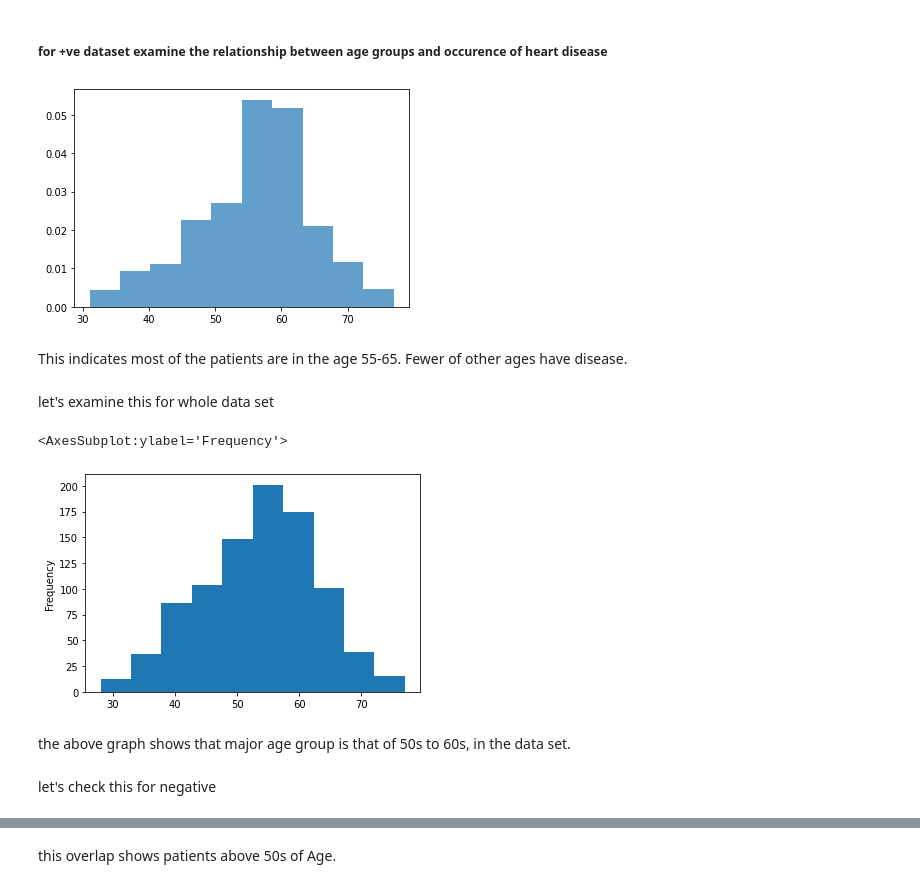
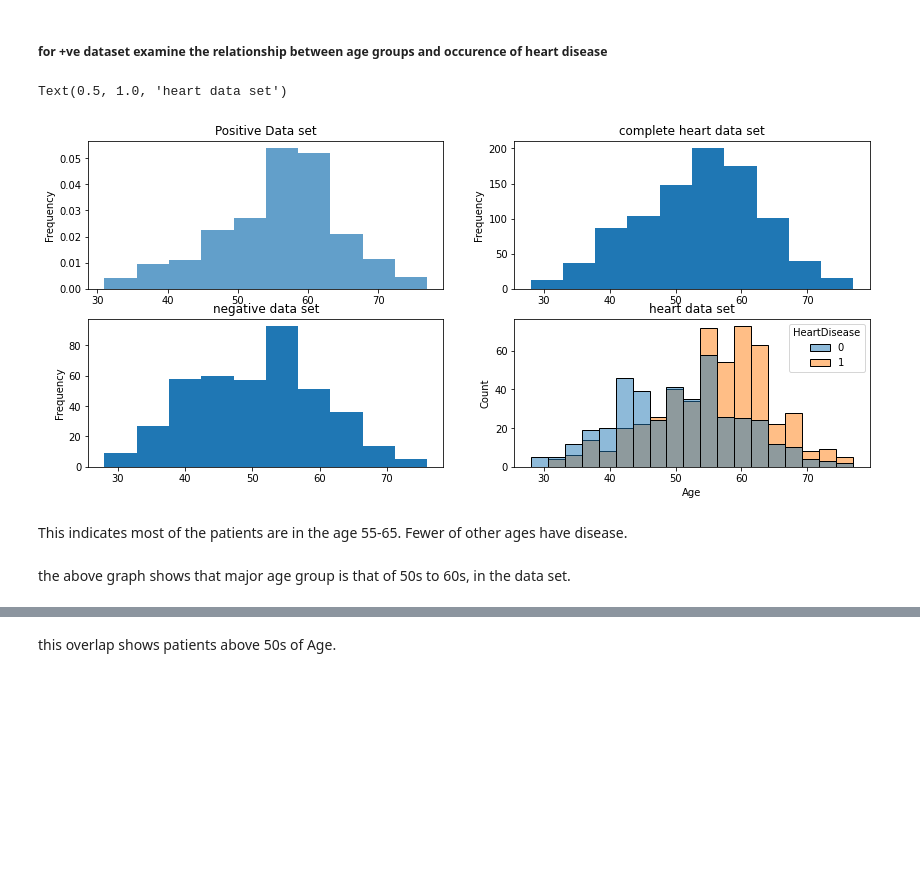
Before and after one commit to Irfan-Ahmad-byte/Heart-Failure, a Jupyter notebook: heart_failure.ipynb, the cells around one changed output, grey strips where cells are left out. Saved outputs shown, nothing was run; the diff lists cells and outputs as text; code cells hidden in the pictures; blank space fills up the shorter version.

Commit message:
Scientific Method Non-Visual analysis

```diff
--- a/heart_failure.ipynb
+++ b/heart_failure.ipynb
@@ -191,20 +191,20 @@ I'll first analyze causes relation with disease occurance.
 ### **Age**
 # %% [markdown]
 ##### for +ve dataset examine the relationship between age groups and occurence of heart disease
-# %%
-ax = plt.hist(data=positive, bins=10, x='Age', density=1, histtype='bar', alpha=0.7)
-# %% [output]
-[figure, removed]
+# %%
+fig, ax = plt.subplots(2,2, figsize=(14,6))
+positive['Age'].plot.hist(bins=10, density=1, histtype='bar', alpha=0.7, ax=ax[0,0])
+ax[0,0].set_title('Positive Data set')
+heart_cp['Age'].plot.hist(ax=ax[0,1])
+ax[0,1].set_title('complete heart data set')
+negative['Age'].plot.hist(ax=ax[1,0])
+ax[1,0].set_title('negative data set')
+sns.histplot(data=heart_cp, x='Age', hue='HeartDisease', ax=ax[1,1])
+ax[1,1].set_title('heart data set')
+# %% [output]
+Text(0.5, 1.0, 'heart data set')
+[figure, added]
 # %% [markdown]
 This indicates most of the patients are in the age 55-65. Fewer of other ages have disease.
-# %% [markdown]
-let's examine this for whole data set
-# %%
-heart_cp['Age'].plot.hist()
-# %% [output]
-<AxesSubplot:ylabel='Frequency'>
-[figure, removed]
 # %% [markdown]
 the above graph shows that major age group is that of 50s to 60s, in the data set.
-# %% [markdown]
-let's check this for negative
```
Also changed, not shown: parts of 50 cells of this notebook, 1 other file.
